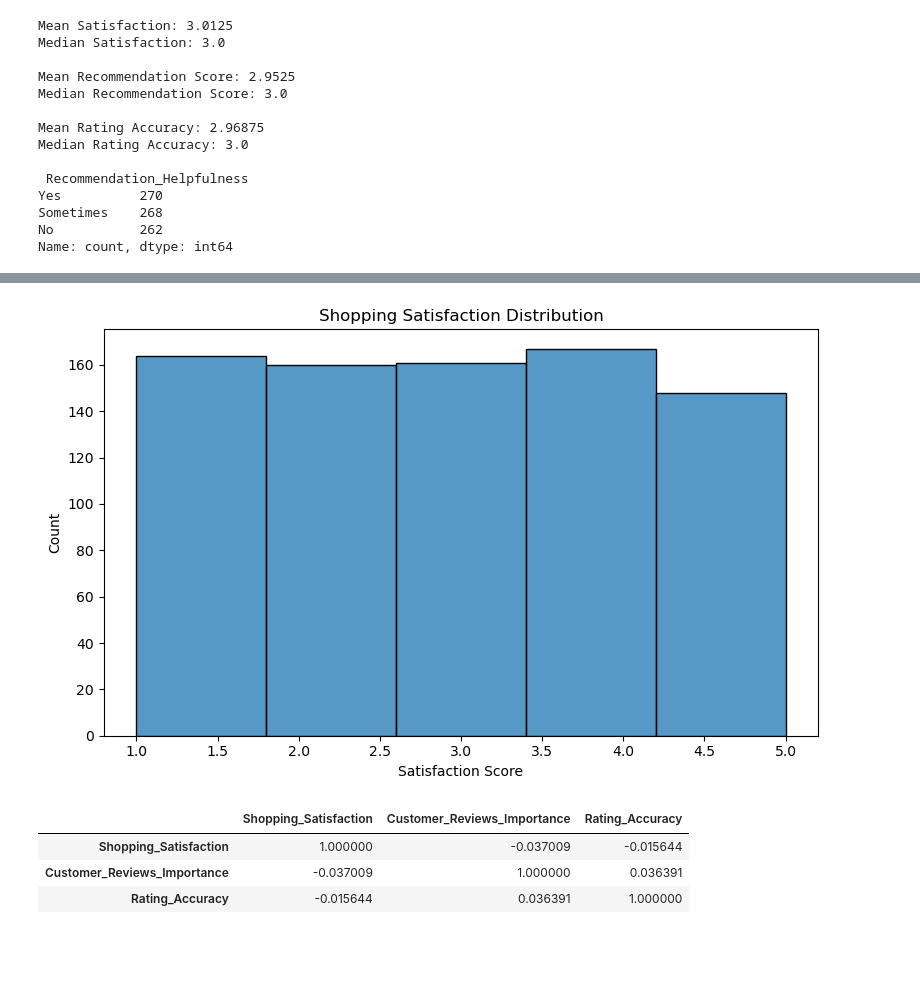
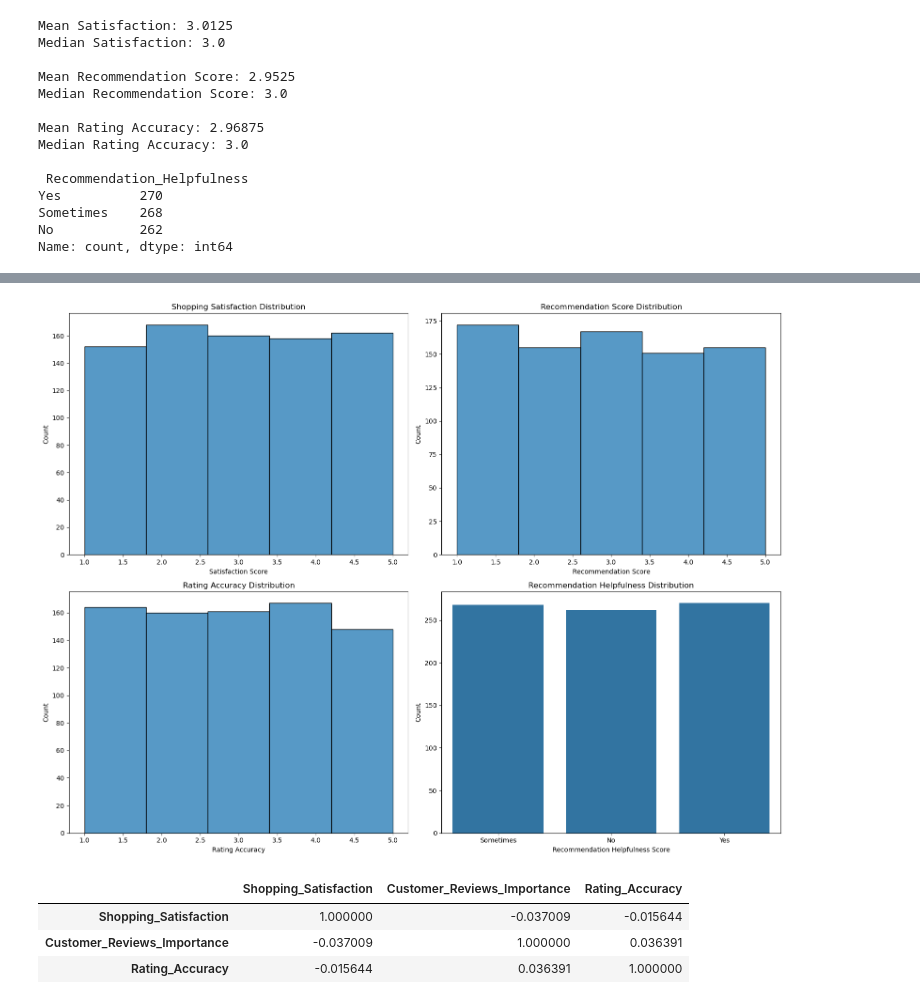
Before and after one commit to hchikhlonde14/Market-Basket-Analysis-for-Amazon, a Jupyter notebook: notebooks/MarketAnalysis.ipynb, the cells around one changed output, grey strips where cells are left out. Cells and saved outputs as stored; diff of their text form; code cells hidden in the pictures; blank space fills up the shorter version.

```diff
--- a/notebooks/MarketAnalysis.ipynb
+++ b/notebooks/MarketAnalysis.ipynb
@@ -387,12 +372,31 @@ plt.show()
-# %%
-plt.figure(figsize=(8,5))
-
-sns.histplot(df["Rating_Accuracy"], bins= 5)
-plt.title("Shopping Satisfaction Distribution")
-plt.xlabel("Satisfaction Score")
-plt.ylabel("Count")
-plt.tight_layout()
-plt.show()
-# %% [output]
-[figure, removed]
+# %%
+fig, ax = plt.subplots(2,2, figsize=(16,12))
+
+sns.histplot(df["Shopping_Satisfaction"], bins= 5, ax= ax[0,0])
+ax[0,0].set_title("Shopping Satisfaction Distribution")
+ax[0,0].set_xlabel("Satisfaction Score")
+ax[0,0].set_ylabel("Count")
+
+
+sns.histplot(df["Recommendation_Score"], bins= 5, ax= ax[0,1])
+ax[0,1].set_title("Recommendation Score Distribution")
+ax[0,1].set_xlabel("Recommendation Score")
+ax[0,1].set_ylabel("Count")
+
+
+sns.histplot(df["Rating_Accuracy"], bins= 5, ax = ax[1,0])
+ax[1,0].set_title("Rating Accuracy Distribution")
+ax[1,0].set_xlabel("Rating Accuracy")
+ax[1,0].set_ylabel("Count")
+
+
+sns.countplot(x= df["Recommendation_Helpfulness"],ax=ax[1,1])
+ax[1,1].set_title("Recommendation Helpfulness Distribution")
+ax[1,1].set_xlabel("Recommendation Helpfulness Score")
+ax[1,1].set_ylabel("Count")
+
+plt.tight_layout()
+plt.show()
+# %% [output]
+[figure, added]
 # %%
```
Also changed, not shown: parts of 9 cells of this notebook.
